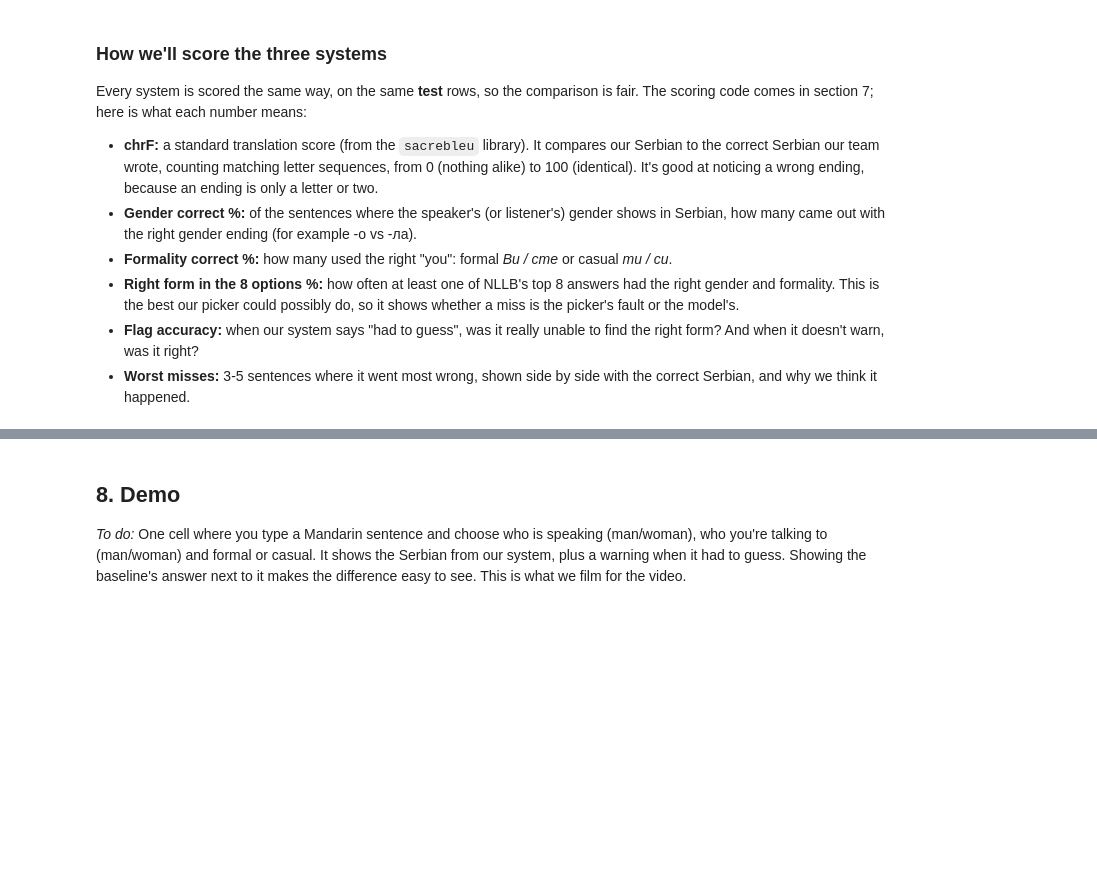
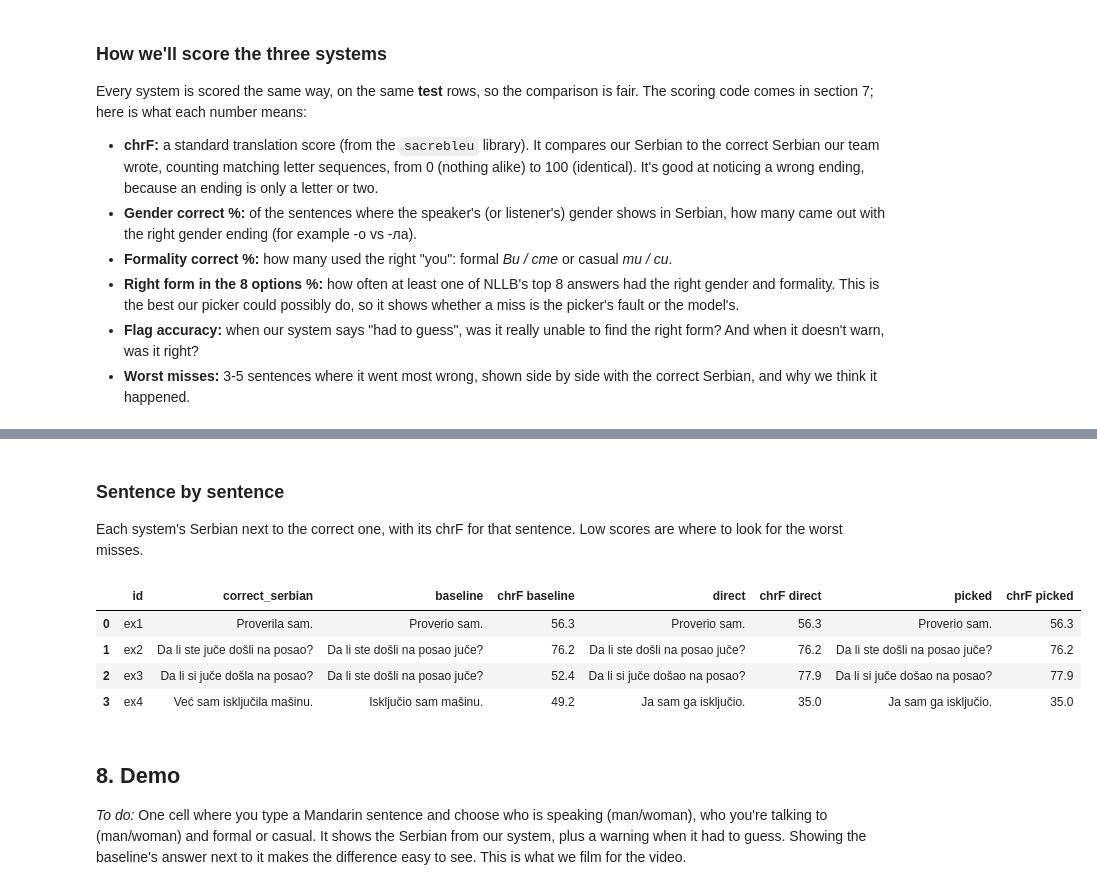
Before and after one commit to proelium27/veritas-ai-hackathon, a Jupyter notebook: notebook/model.ipynb, the cells around one changed output, grey strips where cells are left out. Cells and saved outputs as stored; diff of their text form; code cells hidden in the pictures; blank space fills up the shorter version.

```diff
--- a/notebook/model.ipynb
+++ b/notebook/model.ipynb
@@ -92,0 +592,39 @@ Show a few rows and explain each column: the Mandarin sentence, its English mean
+# %%
+SYSTEMS = {
+    "Through English (baseline)": "baseline",
+    "NLLB direct": "direct",
+    "NLLB + picker (ours)": "picked",
+}
+GENDER = ["speaker_gender", "listener_gender"]
+FORMALITY = ["formality"]
+
+if len(scored) == 0:
+    print("No rows to score yet: the correct Serbian hasn't been filled in for these rows.")
+else:
+    refs = scored["correct_serbian"].tolist()
+    table_rows = []
+    for name, column in SYSTEMS.items():
+        hyps = scored[column].tolist()
+        corpus_chrf, per_sentence = chrf(hyps, refs)
+        scored[f"chrF {column}"] = per_sentence          # keep per-sentence scores for the worst misses
+        gender_pct, gender_checked, gender_skipped = property_correct(hyps, scored, GENDER)
+        formal_pct, formal_checked, formal_skipped = property_correct(hyps, scored, FORMALITY)
+        table_rows.append({
+            "system": name,
+            "rows scored": len(scored),
+            "chrF": corpus_chrf,
+            "exact match %": exact_match(hyps, refs),
+            "gender correct %": gender_pct,
+            "gender checked": gender_checked,
+            "gender skipped": gender_skipped,
+            "formality correct %": formal_pct,
+            "formality checked": formal_checked,
+            "formality skipped": formal_skipped,
+        })
+    results = pd.DataFrame(table_rows).set_index("system").round(1)
+    display(results.astype(object).fillna("n/a"))       # "n/a" where there was nothing to check
+
+    if USE_EXAMPLES:
+        print("Note: these numbers come from the 4 example rows only. They are a demo that the pipeline "
+              "runs from start to finish,\nnot a result: 4 sentences are far too few to compare systems.")
+    print("Gender and formality show n/a while detect() is still the placeholder.")
@@ -93,3 +640,19 @@ Show a few rows and explain each column: the Mandarin sentence, its English mean
+# %% [markdown]
+### Sentence by sentence
+
+Each system's Serbian next to the correct one, with its chrF for that sentence. Low scores are where to look for the worst misses.
+# %%
+if len(scored):
+    columns = ["id", "correct_serbian"]
+    for column in SYSTEMS.values():
+        columns += [column, f"chrF {column}"]
+    display(scored[columns].round(1))
+# %% [output]
+|  | id | correct_serbian | baseline | chrF baseline | direct | chrF direct | picked | chrF picked |
+| 0 | ex1 | Proverila sam. | Proverio sam. | 56.3 | Proverio sam. | 56.3 | Proverio sam. | 56.3 |
+| 1 | ex2 | Da li ste juče došli na posao? | Da li ste došli na posao juče? | 76.2 | Da li ste došli na posao juče? | 76.2 | Da li ste došli na posao juče? | 76.2 |
+| 2 | ex3 | Da li si juče došla na posao? | Da li ste došli na posao juče? | 52.4 | Da li si juče došao na posao? | 77.9 | Da li si juče došao na posao? | 77.9 |
+| 3 | ex4 | Već sam isključila mašinu. | Isključio sam mašinu. | 49.2 | Ja sam ga isključio. | 35.0 | Ja sam ga isključio. | 35.0 |
 # %% [markdown]
 ## 8. Demo
 
```
Also changed, not shown: parts of 38 cells of this notebook, 3 other files.
